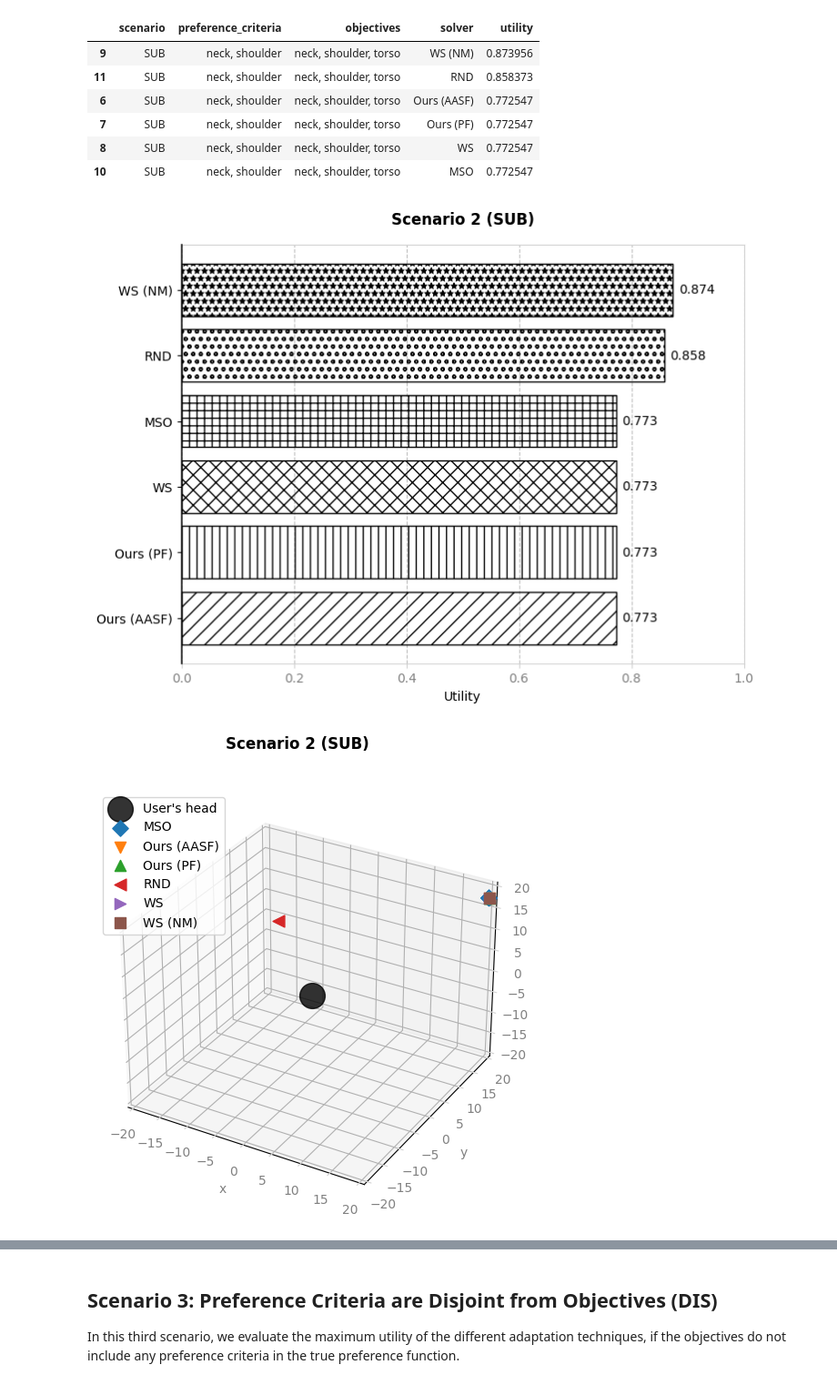
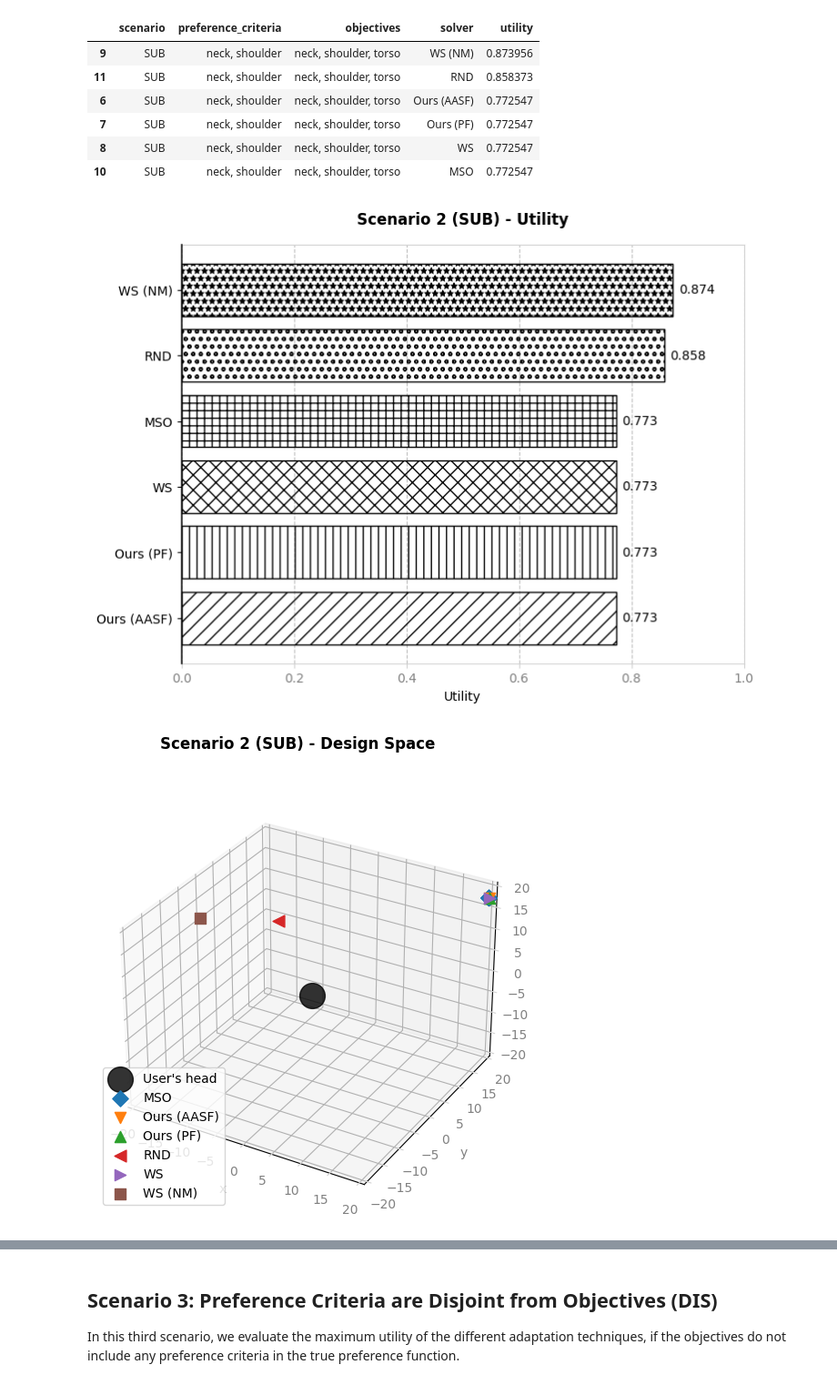
Before and after one commit to christophajohns/auit-pareto-solver, a Jupyter notebook: evaluation.ipynb, the cells around one changed output, grey strips where cells are left out. Shown at 91% size. Cells and saved outputs as stored; diff of their text form; code cells hidden in the pictures.

Commit message:
Add objective and preference space viz

```diff
--- a/evaluation.ipynb
+++ b/evaluation.ipynb
@@ -467,6 +709,14 @@ results = results.append({
 adaptations["SUB"]["WS"] = [{
     "utility": equally_weighted_sum_utility,
     "adaptation": equally_weighted_sum_adaptation,
+    "preference_values": {
+        preference_criteria: experiments.user.get_objective_function(preference_criteria)(equally_weighted_sum_adaptation)
+        for preference_criteria in SCENARIO_2_PREFERENCE_CRITERIA
+    },
+    "objective_values": {
+        objective: experiments.user.get_objective_function(objective)(equally_weighted_sum_adaptation)
+        for objective in SCENARIO_2_OBJECTIVES
+    },
 }]
 # %% [output]
 Equally Weighted Sum Adaptation: Layout(items=[Element(id='0', position=Position(x=19.988297667146735, y=19.783567434885374, z=17.497338125282923), rotation=Rotation(x=0.9987483953883072, y=0.98976190 ...
@@ -481,8 +731,16 @@ results = results.append({
     "utility": equally_weighted_sum_utility_nm,
 }, ignore_index=True)
 adaptations["SUB"]["WS (NM)"] = [{
-    "utility": equally_weighted_sum_utility,
-    "adaptation": equally_weighted_sum_adaptation,
+    "utility": equally_weighted_sum_utility_nm,
+    "adaptation": equally_weighted_sum_adaptation_nm,
+    "preference_values": {
+        preference_criteria: experiments.user.get_objective_function(preference_criteria)(equally_weighted_sum_adaptation_nm)
+        for preference_criteria in SCENARIO_2_PREFERENCE_CRITERIA
+    },
+    "objective_values": {
+        objective: experiments.user.get_objective_function(objective)(equally_weighted_sum_adaptation_nm)
+        for objective in SCENARIO_2_OBJECTIVES
+    },
 }]
 # %% [output]
 Equally Weighted Sum Adaptation: Layout(items=[Element(id='0', position=Position(x=-20.0, y=-0.4081660276907719, z=11.088548143774597), rotation=Rotation(x=0.6928140338599005, y=0.22660605323139293, z ...
@@ -503,6 +761,14 @@ for mso_adaptation, utility in zip(mso_adaptations, utilities_for_mso_adaptation
     adaptations["SUB"]["MSO"].append({
         "utility": utility,
         "adaptation": mso_adaptation,
+        "preference_values": {
+            preference_criteria: experiments.user.get_objective_function(preference_criteria)(mso_adaptation)
+            for preference_criteria in SCENARIO_2_PREFERENCE_CRITERIA
+        },
+        "objective_values": {
+            objective: experiments.user.get_objective_function(objective)(mso_adaptation)
+            for objective in SCENARIO_2_OBJECTIVES
+        },
     })
 # %% [output]
 Adaptations (MSO): 3 adaptations
@@ -523,6 +789,14 @@ results = results.append({
 adaptations["SUB"]["RND"] = [{
     "utility": expected_utility_for_random_adaptation,
     "adaptation": random_adaptation,
+    "preference_values": {
+        preference_criteria: experiments.user.get_objective_function(preference_criteria)(random_adaptation)
+        for preference_criteria in SCENARIO_2_PREFERENCE_CRITERIA
+    },
+    "objective_values": {
+        objective: experiments.user.get_objective_function(objective)(random_adaptation)
+        for objective in SCENARIO_2_OBJECTIVES
+    },
 }]
 # %% [output]
 Median Utility Adaptation (RND): Layout(items=[Element(id='0', position=Position(x=-6.865551799812447, y=1.4173915932001258, z=13.942419550944983), rotation=Rotation(x=0.652587340560102, y=0.804391827 ...
@@ -546,23 +820,23 @@ def visualize_scenario_2(results):
     # Get data
     data = results[results["scenario"] == "SUB"].sort_values(by="utility", ascending=True)
     # Get figure
-    fig = visualize_results(data, "Scenario 2 (SUB)")
+    fig = visualize_results(data, "Scenario 2 (SUB) - Utility")
     # Return figure
     return fig
 
 fig_scenario_2 = visualize_scenario_2(results)
 # %% [output]
-[figure, old version]
+[figure, new version]
 # %%
 def visualize_scenario_2_3d(results, adaptations):
     """Visualize the results for scenario 2 in 3D."""
     # Get data
     data = results[results["scenario"] == "SUB"].sort_values(by="utility", ascending=True)
     # Get figure
-    fig = visualize_results_3d(data, adaptations["SUB"], "Scenario 2 (SUB)")
+    fig = visualize_results_3d(data, adaptations["SUB"], "Scenario 2 (SUB) - Design Space")
     # Return figure
     return fig
 
 fig_scenario_2_3d = visualize_scenario_2_3d(results, adaptations)
 # %% [output]
-[figure, old version]
+[figure, new version]
```
Also changed, not shown: parts of 34 cells of this notebook.
